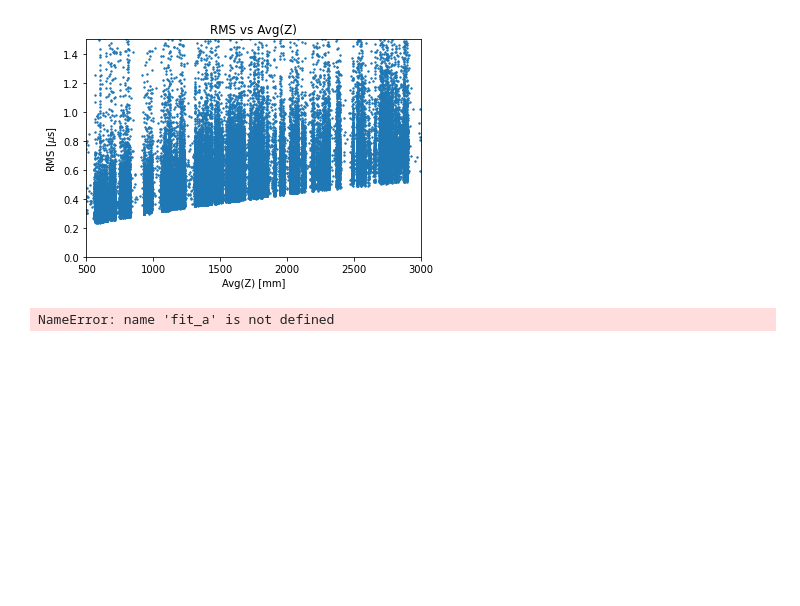
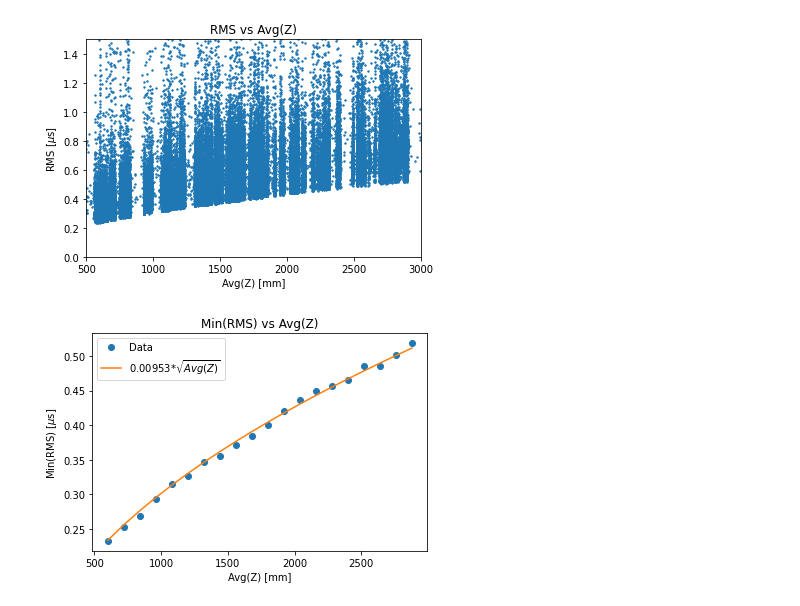
Before and after one commit to Eikenbcr/DUNE, a Jupyter notebook: Warmup/PyMacros/Warmup_Pandas.ipynb, the cells around one changed output. Cells and saved outputs as stored; diff of their text form; code cells hidden in the pictures; blank space fills up the shorter version.

Commit message:
New Figures

```diff
--- a/Warmup/PyMacros/Warmup_Pandas.ipynb
+++ b/Warmup/PyMacros/Warmup_Pandas.ipynb
@@ -223,23 +223,23 @@ for i in range(0, bins):
 # %%
 def sqrt_func(z, a):
     y = a*np.sqrt(z)
     return y
 
 par_min, cov_min = curve_fit(sqrt_func, minZarr, minRMSarr)
 fit_a_min = par_min[0]
 
-min_fit = sqrt_func(minZarr, fit_a)
+min_fit = sqrt_func(minZarr, fit_a_min)
 
 fig = plt.figure()
 plt.plot(minZarr, minRMSarr, 'o', label='Data')
 plt.plot(minZarr, min_fit, '-', label='{:0.3}$*\sqrt{{Avg(Z)}}$'.format(fit_a_min))
 plt.ylabel("Min(RMS) [$\mu$s]")
 plt.xlabel("Avg(Z) [mm]")
 plt.title("Min(RMS) vs Avg(Z)")
 plt.legend()
 plt.savefig('Z_AVG_vs_RMS_min_micro.png', dpi=1200)
 # %% [output]
-NameError: name 'fit_a' is not defined
+[figure, added]
 # %%
 fig, axes = plt.subplots(1, 3, figsize=(20,5))
 RMSbinsarr[0].hist(ax=axes[0],  bins=50)
```
Also changed, not shown: parts of 2 cells of this notebook.
